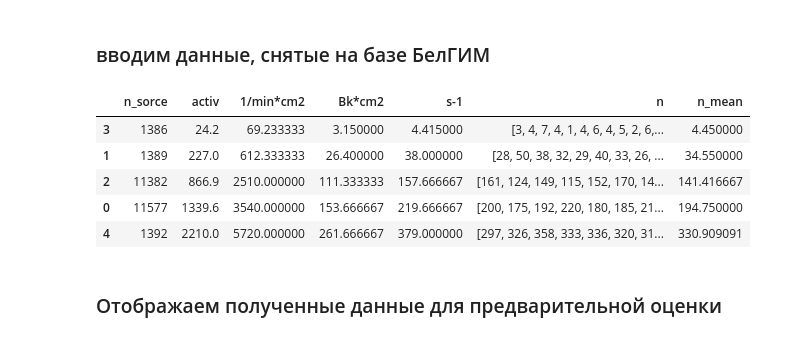
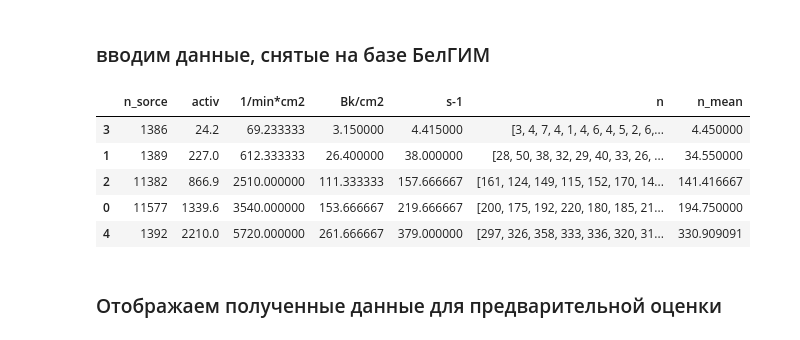
Before and after one commit to KiykoHanna/ATOMTEX, a Jupyter notebook: 6131-test- lin.ipynb, the cells around one changed output. Cells and saved outputs as stored; diff of their text form; code cells hidden in the pictures.

```diff
--- a/6131-test- lin.ipynb
+++ b/6131-test- lin.ipynb
@@ -10,23 +12,23 @@ from sklearn import linear_model
 # %% [markdown]
 ### вводим данные, снятые на базе БелГИМ
 # %%
-data = pd.DataFrame(columns=['n_sorce', 'activ', '1/min*cm2', 'Bk*cm2', 's-1', 'n'])
+data = pd.DataFrame(columns=['n_sorce', 'activ', '1/min*cm2', 'Bk/cm2', 's-1', 'n'])
 
 data.loc[len(data)] = [11577, 1339.6, [3550, 3580, 3490], [153, 153, 155], [220, 219, 220], [200, 175, 192, 220, 180, 185, 218, 212, 206, 175, 176, 198]]
 data.loc[len(data)] = [1389, 227, [610, 614, 613], [26.5, 26.3, 26.4], [38.9, 37.7, 37.4], [28, 50, 38, 32, 29, 40, 33, 26, 36, 26, 33, 26, 46, 28, 39, 43, 42, 33, 41, 22]]
 data.loc[len(data)] = [11382, 866.9, [2520, 2500, 2510], [110, 112, 112], [160, 156, 157], [161, 124, 149, 115, 152, 170, 141, 150, 151, 114, 118, 152]]
 data.loc[len(data)] = [1386, 24.2, [64.8, 68.4, 74.5], [3.06, 3.26, 3.13], [4.37, 4.46], [3, 4, 7, 4, 1, 4, 6, 4, 5, 2, 6, 4, 2, 9, 5, 3, 4, 4, 9, 3]]
 data.loc[len(data)] = [1392, 2210, [5830, 5670, 5660], [259, 260, 266], [379, 378, 380], [297, 326, 358, 333, 336, 320, 313, 340, 353, 347, 317]]
 
 data['n_mean'] = [np.mean(i) for i in data['n']]
 data['1/min*cm2'] = [np.mean(i) for i in data['1/min*cm2']]
-data['Bk*cm2'] = [np.mean(i) for i in data['Bk*cm2']]
+data['Bk/cm2'] = [np.mean(i) for i in data['Bk/cm2']]
 data['s-1'] = [np.mean(i) for i in data['s-1']]
 
 data.sort_values(by='activ', inplace=True)
 data.head()
 # %% [output]
-|  | n_sorce | activ | 1/min*cm2 | Bk*cm2 | s-1 | n | n_mean |
+|  | n_sorce | activ | 1/min*cm2 | Bk/cm2 | s-1 | n | n_mean |
 | 3 | 1386 | 24.2 | 69.233333 | 3.150000 | 4.415000 | [3, 4, 7, 4, 1, 4, 6, 4, 5, 2, 6,... | 4.450000 |
 | 1 | 1389 | 227.0 | 612.333333 | 26.400000 | 38.000000 | [28, 50, 38, 32, 29, 40, 33, 26, ... | 34.550000 |
 | 2 | 11382 | 866.9 | 2510.000000 | 111.333333 | 157.666667 | [161, 124, 149, 115, 152, 170, 14... | 141.416667 |
```
Also changed, not shown: parts of 7 cells of this notebook.
